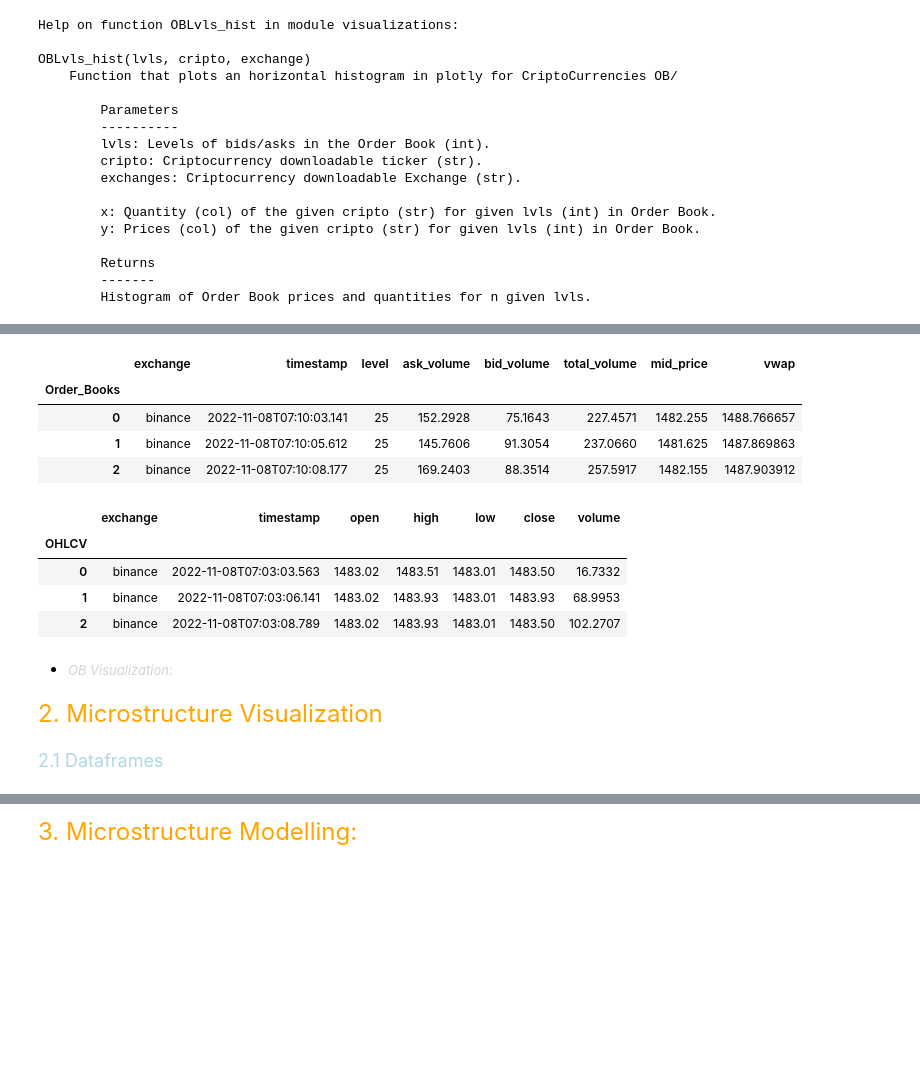
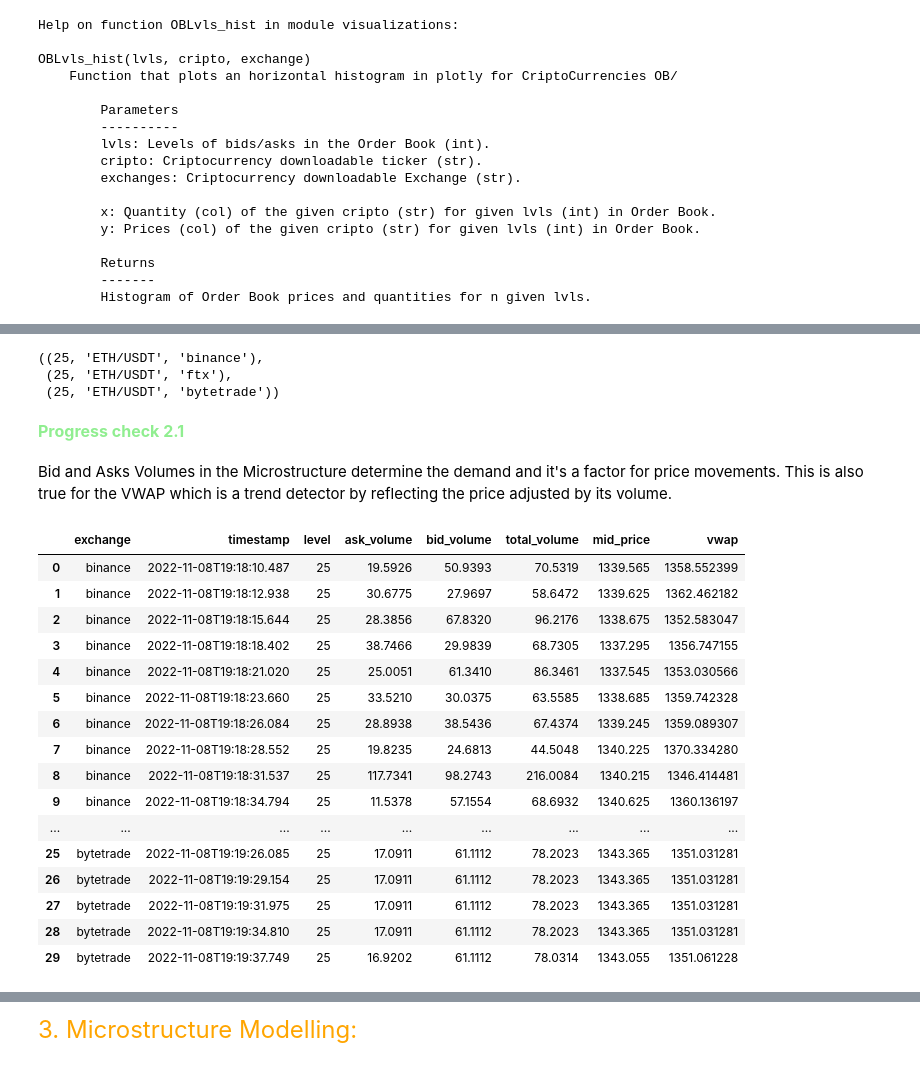
Before and after one commit to EstebanMqz/Microstructure-Visualization-Modelling, a Jupyter notebook: notebook.ipynb, the cells around one changed output, grey strips where cells are left out. Saved outputs shown, nothing was run; the diff lists cells and outputs as text; code cells hidden in the pictures; blank space fills up the shorter version.

```diff
--- a/notebook.ipynb
+++ b/notebook.ipynb
@@ -271,22 +457,40 @@ MS = vs.Micro(params[0],params[1], exchanges[0], 3)
-# %%
-MS[0]
-# %% [output]
-|  | exchange | timestamp | level | ask_volume | bid_volume | total_volume | mid_price | vwap |
-| Order_Books |  |  |  |  |  |  |  |  |
-| 0 | binance | 2022-11-08T07:10:03.141 | 25 | 152.2928 | 75.1643 | 227.4571 | 1482.255 | 1488.766657 |
-| 1 | binance | 2022-11-08T07:10:05.612 | 25 | 145.7606 | 91.3054 | 237.0660 | 1481.625 | 1487.869863 |
-| 2 | binance | 2022-11-08T07:10:08.177 | 25 | 169.2403 | 88.3514 | 257.5917 | 1482.155 | 1487.903912 |
-# %%
-MS[1]
-# %% [output]
-|  | exchange | timestamp | open | high | low | close | volume |
-| OHLCV |  |  |  |  |  |  |  |
-| 0 | binance | 2022-11-08T07:03:03.563 | 1483.02 | 1483.51 | 1483.01 | 1483.50 | 16.7332 |
-| 1 | binance | 2022-11-08T07:03:06.141 | 1483.02 | 1483.93 | 1483.01 | 1483.93 | 68.9953 |
-| 2 | binance | 2022-11-08T07:03:08.789 | 1483.02 | 1483.93 | 1483.01 | 1483.50 | 102.2707 |
+# %%
+params0= 25, criptos[1], exchanges[0]
+params1= 25, criptos[1], exchanges[1]
+params2= 25, criptos[1], exchanges[2]
+params0,params1,params2
+# %% [output]
+((25, 'ETH/USDT', 'binance'),
+ (25, 'ETH/USDT', 'ftx'),
+ (25, 'ETH/USDT', 'bytetrade'))
 # %% [markdown]
-+ <font color= lightgray> <font size = 2> *OB Visualization*: </font>
+<strong>
+<font color= lightgreen> <font size = 3> Progress check 2.1 </font>
-# %% [markdown]
-<font color= orange> <font size = 5> 2. Microstructure Visualization </font>
-# %% [markdown]
-<font color= lightblue> <font size = 4> 2.1 Dataframes </font>
+# %%
+n=10
+MS_0 = vs.Micro(params0[0],params0[1], params0[2], n)
+MS_1 = vs.Micro(params1[0],params1[1], params1[2], n)
+MS_2 = vs.Micro(params2[0],params2[1], params2[2], n)
+# %% [markdown]
+Bid and Asks Volumes in the Microstructure determine the demand and it's a factor for price movements. This is also true for the VWAP which is a trend detector by reflecting the price adjusted by its volume.
+# %%
+MSob_df = fn.concatenate(MS_0[0], MS_1[0], MS_2[0], n)
+MSob_df
+# %% [output]
+|  | exchange | timestamp | level | ask_volume | bid_volume | total_volume | mid_price | vwap |
+| 0 | binance | 2022-11-08T19:18:10.487 | 25 | 19.5926 | 50.9393 | 70.5319 | 1339.565 | 1358.552399 |
+| 1 | binance | 2022-11-08T19:18:12.938 | 25 | 30.6775 | 27.9697 | 58.6472 | 1339.625 | 1362.462182 |
+| 2 | binance | 2022-11-08T19:18:15.644 | 25 | 28.3856 | 67.8320 | 96.2176 | 1338.675 | 1352.583047 |
+| 3 | binance | 2022-11-08T19:18:18.402 | 25 | 38.7466 | 29.9839 | 68.7305 | 1337.295 | 1356.747155 |
+| 4 | binance | 2022-11-08T19:18:21.020 | 25 | 25.0051 | 61.3410 | 86.3461 | 1337.545 | 1353.030566 |
+| 5 | binance | 2022-11-08T19:18:23.660 | 25 | 33.5210 | 30.0375 | 63.5585 | 1338.685 | 1359.742328 |
+| 6 | binance | 2022-11-08T19:18:26.084 | 25 | 28.8938 | 38.5436 | 67.4374 | 1339.245 | 1359.089307 |
+| 7 | binance | 2022-11-08T19:18:28.552 | 25 | 19.8235 | 24.6813 | 44.5048 | 1340.225 | 1370.334280 |
+| 8 | binance | 2022-11-08T19:18:31.537 | 25 | 117.7341 | 98.2743 | 216.0084 | 1340.215 | 1346.414481 |
+| 9 | binance | 2022-11-08T19:18:34.794 | 25 | 11.5378 | 57.1554 | 68.6932 | 1340.625 | 1360.136197 |
+| ... | ... | ... | ... | ... | ... | ... | ... | ... |
+| 25 | bytetrade | 2022-11-08T19:19:26.085 | 25 | 17.0911 | 61.1112 | 78.2023 | 1343.365 | 1351.031281 |
+| 26 | bytetrade | 2022-11-08T19:19:29.154 | 25 | 17.0911 | 61.1112 | 78.2023 | 1343.365 | 1351.031281 |
+| 27 | bytetrade | 2022-11-08T19:19:31.975 | 25 | 17.0911 | 61.1112 | 78.2023 | 1343.365 | 1351.031281 |
+| 28 | bytetrade | 2022-11-08T19:19:34.810 | 25 | 17.0911 | 61.1112 | 78.2023 | 1343.365 | 1351.031281 |
+| 29 | bytetrade | 2022-11-08T19:19:37.749 | 25 | 16.9202 | 61.1112 | 78.0314 | 1343.055 | 1351.061228 |
```
Also changed, not shown: parts of 50 cells of this notebook, 3 other files.
